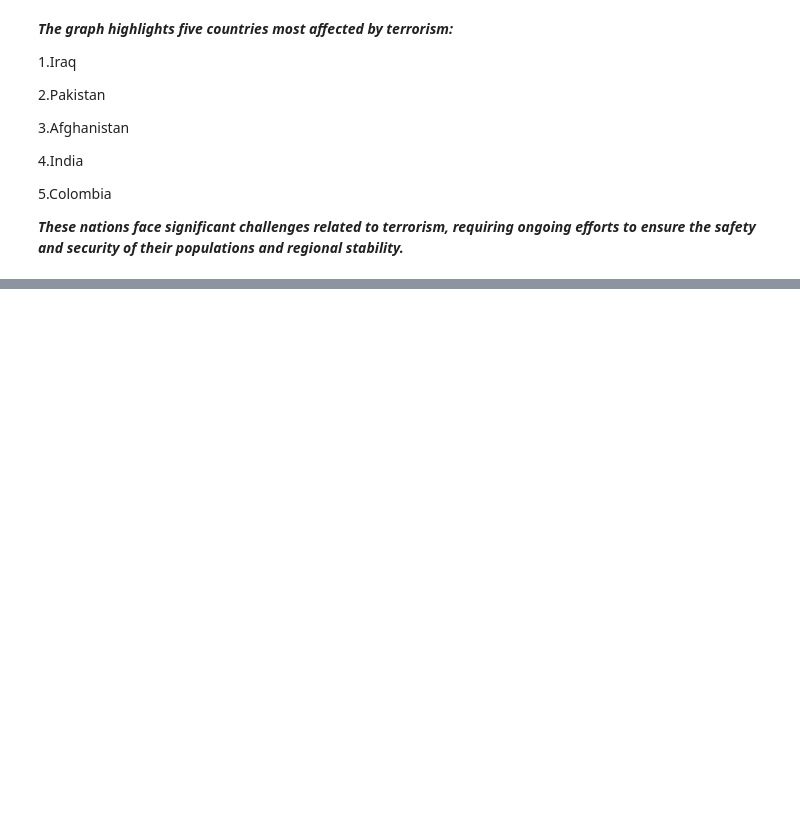
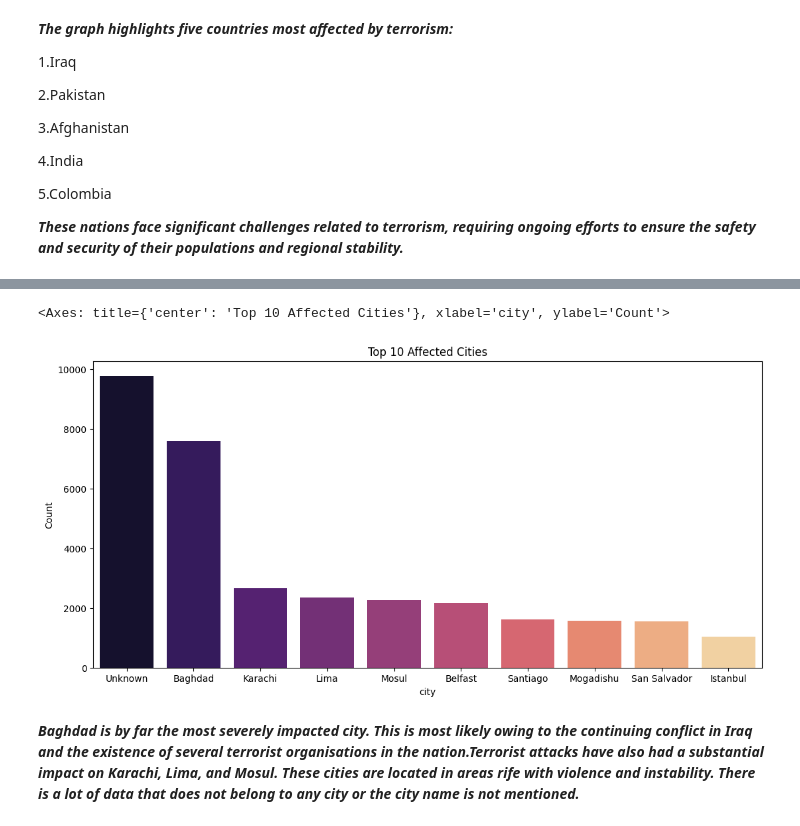
Before and after one commit to Gemini-Abhi/Machine-Learning-projects, a Jupyter notebook: Terrorism Project/Terrorism.ipynb, the cells around one changed output, grey strips where cells are left out. Saved outputs shown, nothing was run; the diff lists cells and outputs as text; code cells hidden in the pictures; blank space fills up the shorter version.

```diff
--- a/Terrorism Project/Terrorism.ipynb
+++ b/Terrorism Project/Terrorism.ipynb
@@ -324,0 +327,3 @@ sns.barplot(data=top_countries,x='Country',y=top_countries['count'],palette='mag
+# %%
+top_cities = df2['city'].value_counts()[:10].reset_index(name='Count')
+top_cities
@@ -324,0 +342,9 @@ sns.barplot(data=top_countries,x='Country',y=top_countries['count'],palette='mag
+# %%
+plt.subplots(figsize=(13,6))
+plt.title("Top 10 Affected Cities")
+sns.barplot(data=top_cities,x='city',y='Count',palette='magma')
+# %% [output]
+<Axes: title={'center': 'Top 10 Affected Cities'}, xlabel='city', ylabel='Count'>
+[figure, added]
+# %% [markdown]
+***Baghdad is by far the most severely impacted city. This is most likely owing to the continuing conflict in Iraq and the existence of several terrorist organisations in the nation.Terrorist attacks have also had a substantial impact on Karachi, Lima, and Mosul. These cities are located in areas rife with violence and instability. There is a lot of data that does not belong to any city or the city name is not mentioned.***
```
Also changed, not shown: parts of 2 cells of this notebook.
